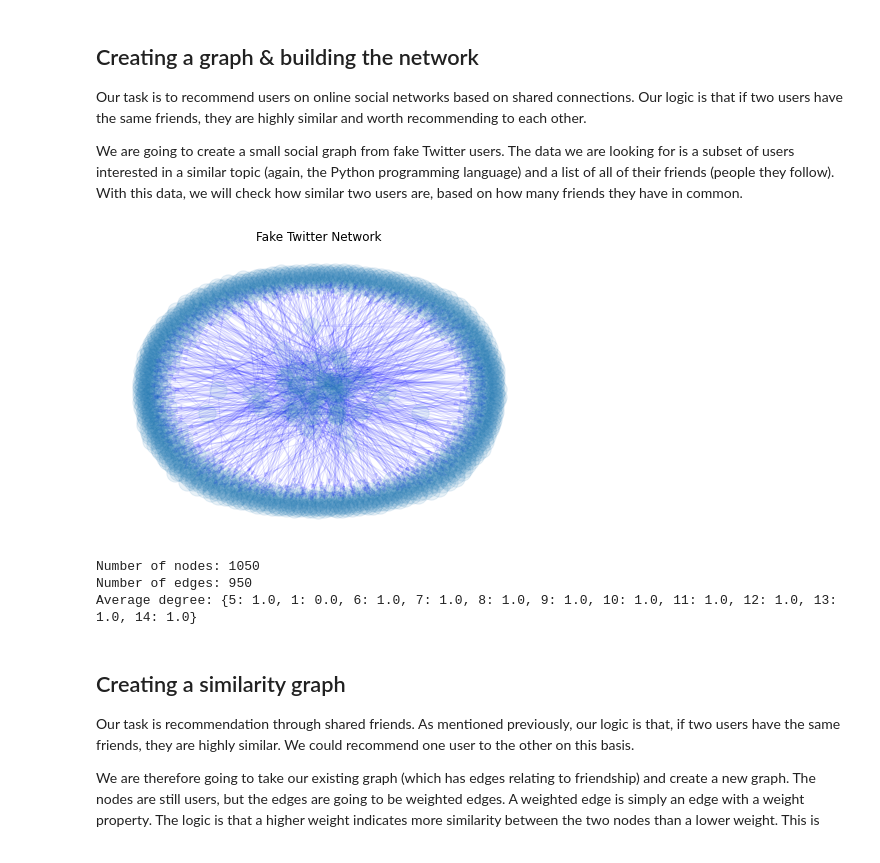
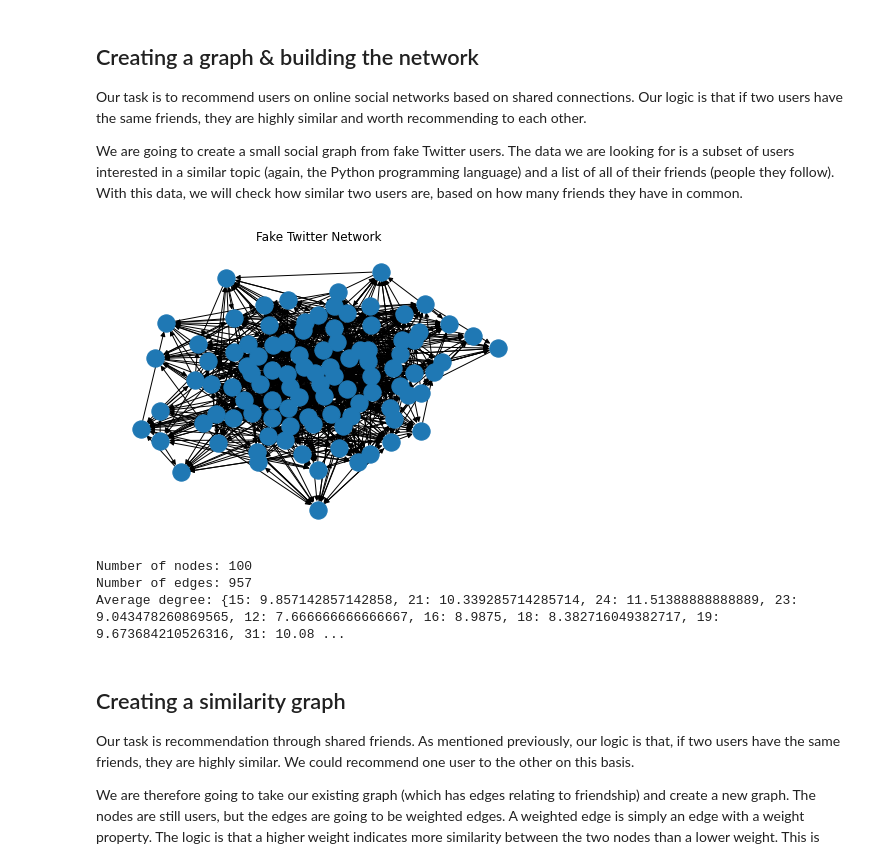
Before and after one commit to beauvilerobed/data-mining-with-python, a Jupyter notebook: 7_DiscorverAccountsGraphMining.ipynb, the cells around one changed output. Cells and saved outputs as stored; diff of their text form; code cells hidden in the pictures.

```diff
--- a/7_DiscorverAccountsGraphMining.ipynb
+++ b/7_DiscorverAccountsGraphMining.ipynb
@@ -21,46 +12,41 @@ We are going to create a small social graph from fake Twitter users. The data we
 # %%
 import networkx as nx
 import matplotlib.pyplot as plt
+import random
 
-# Create empty graph
+# Create an empty directed graph
 G = nx.DiGraph()
 
-# Function to add nodes with followers
-def add_user(G, num_followers):
-    user_id = len(G.nodes())
-    G.add_node(user_id, name=f"User {user_id}")
+# Add nodes (Twitter users)
+num_users = 100
+for i in range(num_users):
+    G.add_node(i)
 
-    # Add followers
-    for _ in range(num_followers):
-        follower_id = len(G.nodes())
-        G.add_node(follower_id, name=f"User {follower_id}")
-        G.add_edge(user_id, follower_id)
-
-# Generate graph with ~100 users and ~500 edges
-for i in range(100):
-    add_user(G, 5 + (i % 10))  # Vary number of followers per user
-
-# Set up edge attributes
-for u, v in G.edges():
-    G[u][v]['weight'] = 1
+# Add edges (connections between users)
+num_connections = 1000
+num_main_users = 100
+for _ in range(num_connections):
+    user1 = random.choice(list(G.nodes())[:num_main_users])
+    user2 = random.choice([u for u in G.nodes() if u != user1])
+    G.add_edge(user1, user2)
 
 # Visualize graph
-pos = nx.spring_layout(G)
-nx.draw(G, alpha=0.1, edge_color='b')
+%matplotlib inline
+nx.draw(G)
 
 plt.title("Fake Twitter Network")
 plt.axis('off')
 plt.show()
 
 # Print graph stats
 print(f"Number of nodes: {len(G.nodes())}")
 print(f"Number of edges: {len(G.edges())}")
 print(f"Average degree: {nx.average_degree_connectivity(G)}")
 # %% [output]
-[figure, old version]
+[figure, new version]
-Number of nodes: 1050
-Number of edges: 950
-Average degree: {5: 1.0, 1: 0.0, 6: 1.0, 7: 1.0, 8: 1.0, 9: 1.0, 10: 1.0, 11: 1.0, 12: 1.0, 13: 1.0, 14: 1.0}
+Number of nodes: 100
+Number of edges: 957
+Average degree: {15: 9.857142857142858, 21: 10.339285714285714, 24: 11.51388888888889, 23: 9.043478260869565, 12: 7.666666666666667, 16: 8.9875, 18: 8.382716049382717, 19: 9.673684210526316, 31: 10.08 ...
 # %% [markdown]
 ## Creating a similarity graph
 
```
Also changed, not shown: parts of 19 cells of this notebook.
